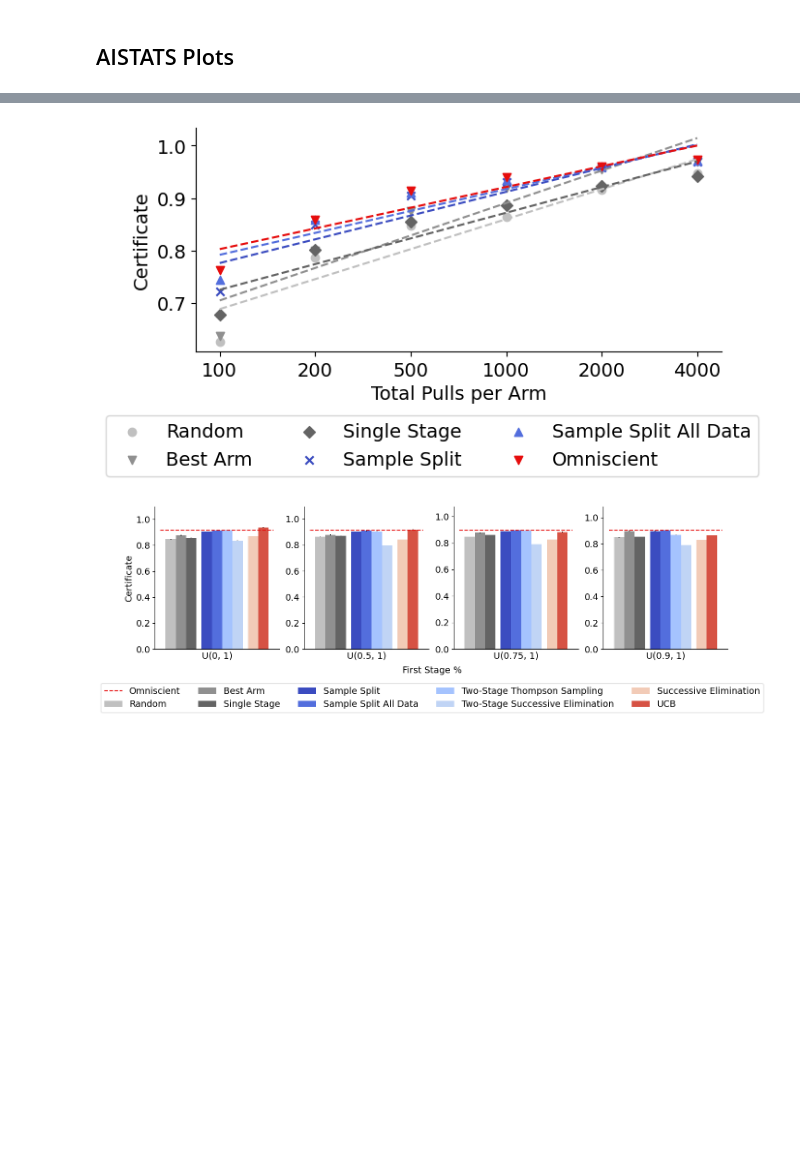
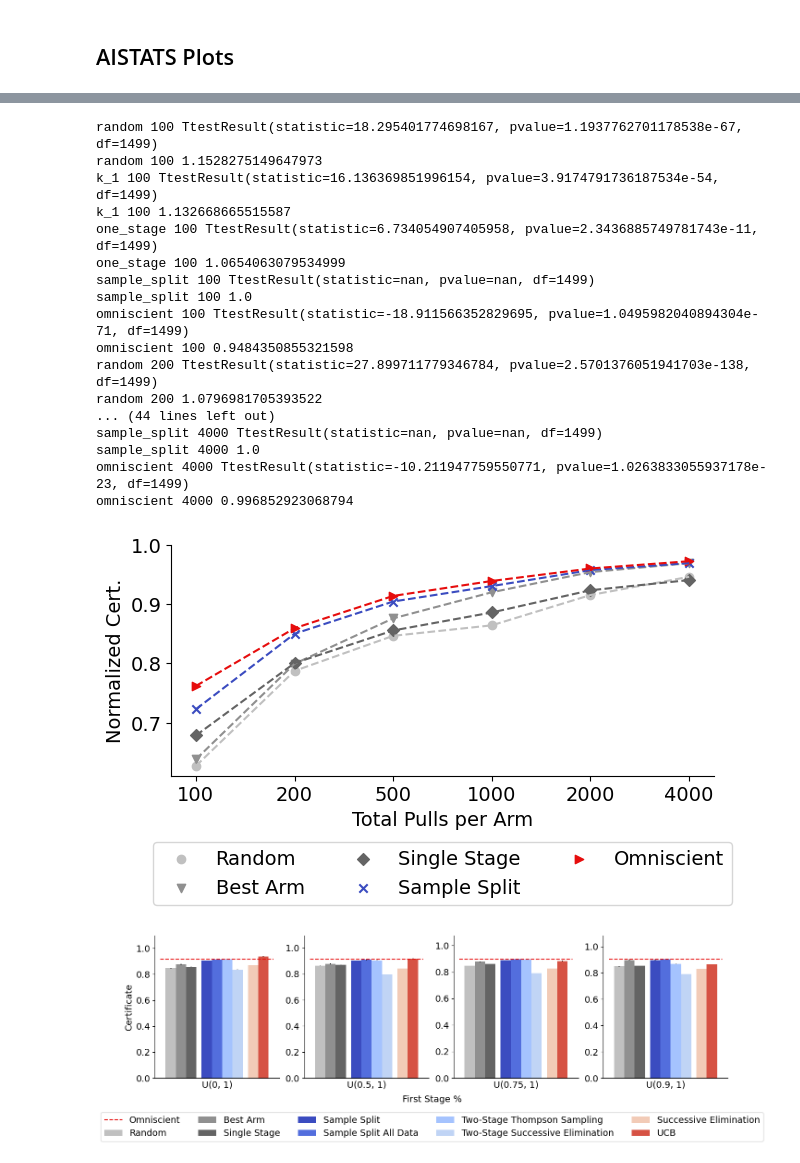
Before and after one commit to secg5/risk_certificate, a Jupyter notebook: scripts/notebooks/Plotting.ipynb, the cells around one changed output, grey strips where cells are left out. Cells and saved outputs as stored; diff of their text form; code cells hidden in the pictures; blank space fills up the shorter version.

```diff
--- a/scripts/notebooks/Plotting.ipynb
+++ b/scripts/notebooks/Plotting.ipynb
@@ -35,8 +38,8 @@ plt.rcParams['savefig.bbox'] = 'tight'
 # %%
 colors_by_method = {}
 non_adaptive_methods = ['','random','k_1','one_stage','fixed_k']
-our_methods = ['sample_split','sample_split_total','','prior','two_stage_thompson','two_stage_successive_elimination']
-adaptive_methods = ['successive_elimination','ucb']
+our_methods = ['sample_split','sample_split_total','prior']
+adaptive_methods = ['two_stage_thompson','two_stage_successive_elimination','successive_elimination','ucb']
 
 greys = plt.cm.Greys(np.linspace(0.2, 1, len(non_adaptive_methods)+1))
 vidris = plt.cm.coolwarm(np.linspace(0, 0.4, len(our_methods)))
@@ -280,8 +242,8 @@ plt.ylabel('Certificate')
 plt.savefig("../../results/figures/fixed_k.pdf",dpi=300, bbox_inches='tight')
 # %%
 plt.figure(figsize=(7,3))
-method_names = ['random','k_1','one_stage','sample_split','sample_split_total','omniscient']
-nice_names = ["Random","Best Arm","Single Stage","Sample Split","Sample Split All Data","Omniscient"]
+method_names = ['random','k_1','one_stage','sample_split','omniscient']
+nice_names = ["Random","Best Arm","Single Stage","Sample Split","Omniscient"]
 
 first_stage_percents = [0.1,0.2,0.3,0.4,0.5,0.6,0.7,0.8,0.9]
 first_stage_strs = ["0%","20%","40%","60%","80%","100%"]
@@ -297,8 +259,7 @@ for first_stage_percent in first_stage_percents:
     baseline_params['number_arms'] = 10
     dataset = "baseline"
     results = get_results_matching_parameters(dataset,"",baseline_params)
-    results = aggregate_normalize_data(results,baseline='one_stage')
-#     results = aggregate_data(results)
+    results = aggregate_normalize_data(results,normalized="max")
 
     for method_name in method_names:
         plots_by_method[method_name].append(results['{}'.format(method_name)][0])
@@ -309,16 +270,12 @@ for i,m in enumerate(method_names):
     zipped_values = sorted(zipped_values,key=lambda k: k[0])
     x,y = list(zip(*zipped_values))
     plt.scatter(x,y,marker=shapes_by_method[m],color=colors_by_method[m],label=nice_names[i])
-
-    coefficients = np.polyfit(x, y, 1)
-    slope = coefficients[0]
-    intercept = coefficients[1]
-    plt.plot(x, slope * np.array(x) + intercept,'--', color=colors_by_method[m])
+    plt.plot(x, y,'--', color=colors_by_method[m])
 
 # plt.ylim([0.6,0.9])
 plt.xticks([0,0.2,0.4,0.6,0.8,1.0],first_stage_strs)
-plt.legend(fontsize=14,bbox_to_anchor=(0.45,-0.6),ncol=3,loc='lower center')
-plt.ylabel("Certificate")
+plt.legend(fontsize=14,bbox_to_anchor=(0.5,-0.6),ncol=3,loc='lower center')
+plt.ylabel("Normalized Cert.")
 plt.xlabel("First Stage %")
 plt.savefig("../../results/figures/first_stage_percent.pdf",dpi=300, bbox_inches='tight')
 # %% [output]
@@ -326,45 +283,63 @@ plt.savefig("../../results/figures/first_stage_percent.pdf",dpi=300, bbox_inches
 # %%
 plt.figure(figsize=(7,3))
-method_names = ['random','k_1','one_stage','sample_split','sample_split_total','omniscient']
-nice_names = ["Random","Best Arm","Single Stage","Sample Split","Sample Split All Data","Omniscient"]
+method_names = ['random','k_1','one_stage','sample_split','omniscient']
+nice_names = ["Random","Best Arm","Single Stage","Sample Split","Omniscient"]
 
 total_stage_values = [100,200,500,1000,2000,4000]
 baseline_params = {}
 
 plots_by_method = {}
 for m in method_names:
     plots_by_method[m] = []
 
 for total_stage_value in total_stage_values:
     baseline_params['first_stage_size'] = total_stage_value//20*10
     baseline_params['sample_size'] = total_stage_value
     dataset = "baseline"
-    results = get_results_matching_parameters(dataset,"",baseline_params)
-    results = aggregate_normalize_data(results,baseline='one_stage')
+    all_results = get_results_matching_parameters(dataset,"",baseline_params)
+    results = aggregate_normalize_data(all_results,baseline='one_stage')
 
     for method_name in method_names:
         plots_by_method[method_name].append(results['{}'.format(method_name)][0])
+        results_method = [i[method_name]['certificate'] for i in all_results if method_name in i]
+        results_ours = [i['sample_split']['certificate'] for i in all_results if method_name in i]
+        print(method_name,total_stage_value,stats.ttest_rel(np.array(results_ours).flatten(),np.array(results_method).flatten()))
+        print(method_name,total_stage_value,results['sample_split'][0]/results[method_name][0])
 
 for i,m in enumerate(method_names):
     zipped_values = zip(list(range(len(total_stage_values))),plots_by_method[m])
     zipped_values = [i for i in zipped_values]
     zipped_values = sorted(zipped_values,key=lambda k: k[0])
     x,y = list(zip(*zipped_values))
     plt.scatter(x,y,marker=shapes_by_method[m],color=colors_by_method[m],label=nice_names[i])
-
-    coefficients = np.polyfit(x, y, 1)
-    slope = coefficients[0]
-    intercept = coefficients[1]
-    plt.plot(x, slope * np.array(x) + intercept,'--', color=colors_by_method[m])
+    plt.plot(x, y,'--', color=colors_by_method[m])
 
 # plt.ylim([0.6,1])
 plt.xticks(list(range(len(total_stage_values))),total_stage_values)
-plt.legend(fontsize=14,bbox_to_anchor=(0.45,-0.6),ncol=3,loc='lower center')
-plt.ylabel("Certificate")
+plt.yticks([0.7,0.8,0.9,1.0])
+plt.legend(fontsize=14,bbox_to_anchor=(0.5,-0.6),ncol=3,loc='lower center')
+plt.ylabel("Normalized Cert.")
 plt.xlabel("Total Pulls per Arm")
 plt.savefig("../../results/figures/total_pulls.pdf",dpi=300, bbox_inches='tight')
 # %% [output]
+random 100 TtestResult(statistic=18.295401774698167, pvalue=1.1937762701178538e-67, df=1499)
+random 100 1.1528275149647973
+k_1 100 TtestResult(statistic=16.136369851996154, pvalue=3.9174791736187534e-54, df=1499)
+k_1 100 1.132668665515587
+one_stage 100 TtestResult(statistic=6.734054907405958, pvalue=2.3436885749781743e-11, df=1499)
+one_stage 100 1.0654063079534999
+sample_split 100 TtestResult(statistic=nan, pvalue=nan, df=1499)
+sample_split 100 1.0
+omniscient 100 TtestResult(statistic=-18.911566352829695, pvalue=1.0495982040894304e-71, df=1499)
+omniscient 100 0.9484350855321598
+random 200 TtestResult(statistic=27.899711779346784, pvalue=2.5701376051941703e-138, df=1499)
+random 200 1.0796981705393522
+... (44 lines left out)
+sample_split 4000 TtestResult(statistic=nan, pvalue=nan, df=1499)
+sample_split 4000 1.0
+omniscient 4000 TtestResult(statistic=-10.211947759550771, pvalue=1.0263833055937178e-23, df=1499)
+omniscient 4000 0.996852923068794
-[figure, old version]
+[figure, new version]
 # %%
 fig, axs = plt.subplots(1,4, figsize=(16, 4))
 method_names = ['random','k_1','one_stage','sample_split','sample_split_total','two_stage_thompson','two_stage_successive_elimination','successive_elimination','ucb','omniscient']
```
Also changed, not shown: parts of 14 cells of this notebook, 2 other files.
